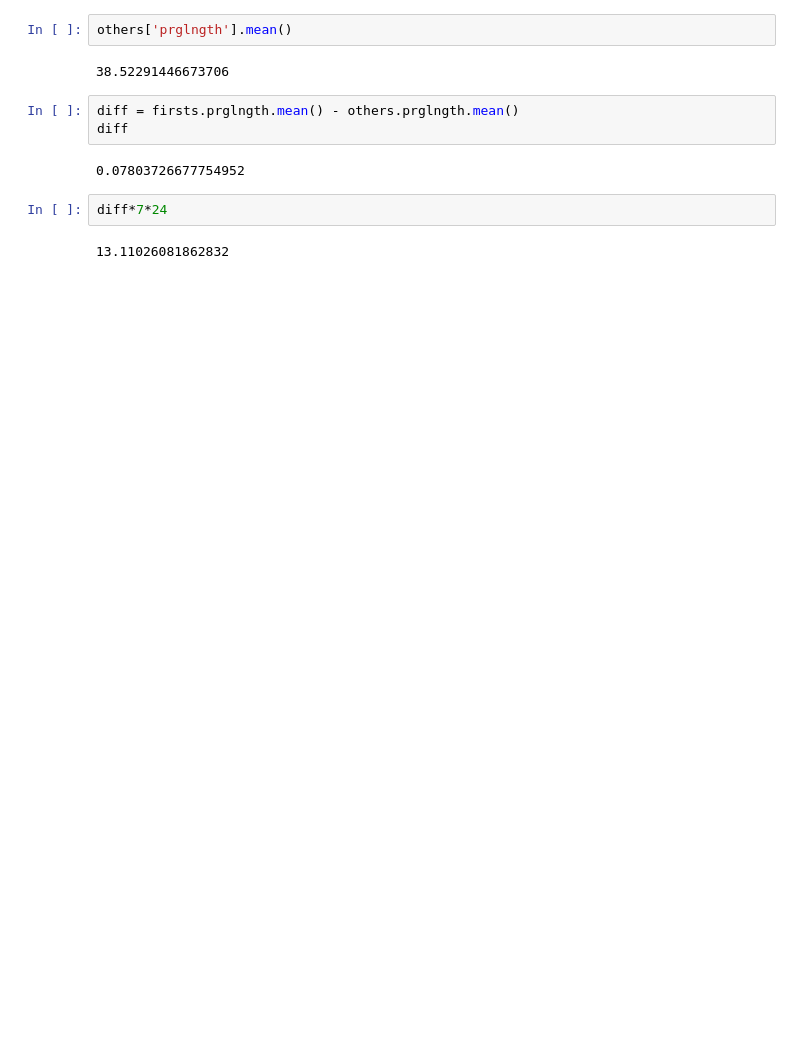
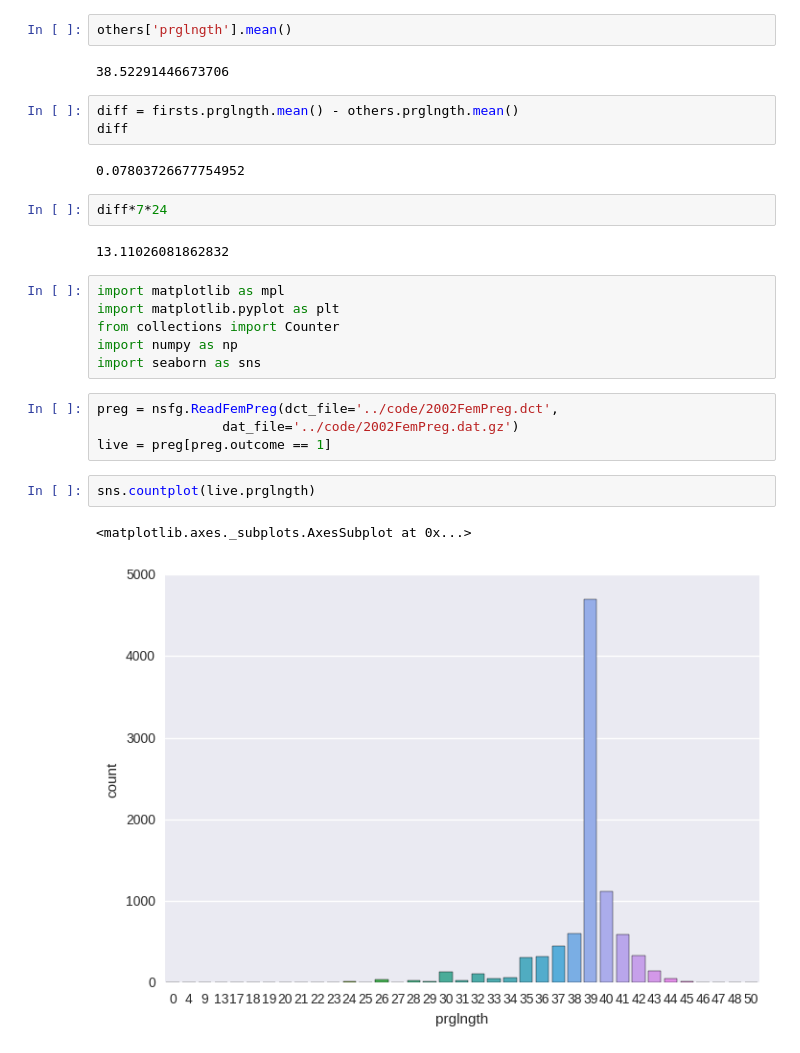
Before and after one commit to rakesh-malviya/ThinkStats2, a Jupyter notebook: contrib/chap01ex.ipynb, the cells around one changed output. Saved outputs shown, nothing was run; the diff lists cells and outputs as text; blank space fills up the shorter version.

```diff
--- a/contrib/chap01ex.ipynb
+++ b/contrib/chap01ex.ipynb
@@ -212,3 +213,18 @@ diff
 diff*7*24
 # %% [output]
 13.11026081862832
+# %%
+import matplotlib as mpl
+import matplotlib.pyplot as plt
+from collections import Counter
+import numpy as np
+import seaborn as sns
+# %%
+preg = nsfg.ReadFemPreg(dct_file='../code/2002FemPreg.dct',
+                dat_file='../code/2002FemPreg.dat.gz')
+live = preg[preg.outcome == 1]
+# %%
+sns.countplot(live.prglngth)
+# %% [output]
+<matplotlib.axes._subplots.AxesSubplot at 0x...>
+[figure, added]
```
Also changed, not shown: parts of 9 cells of this notebook, 1 other file.
